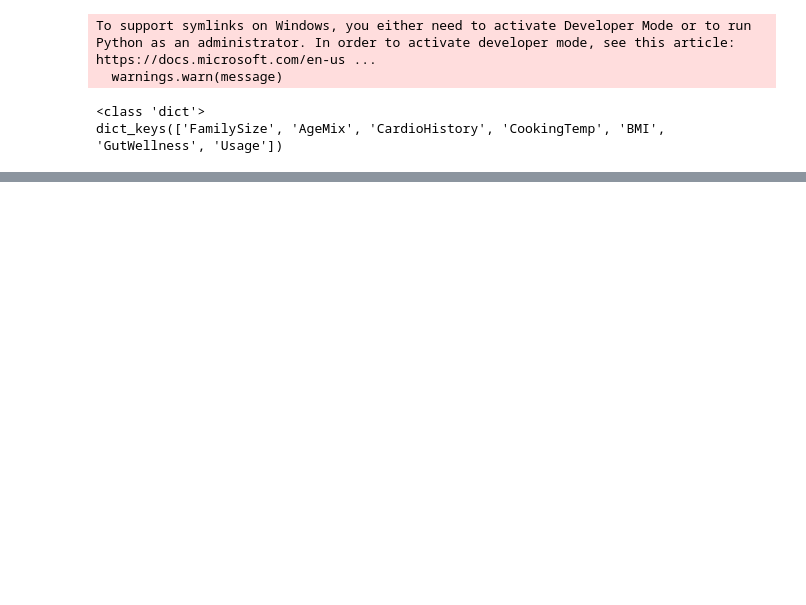
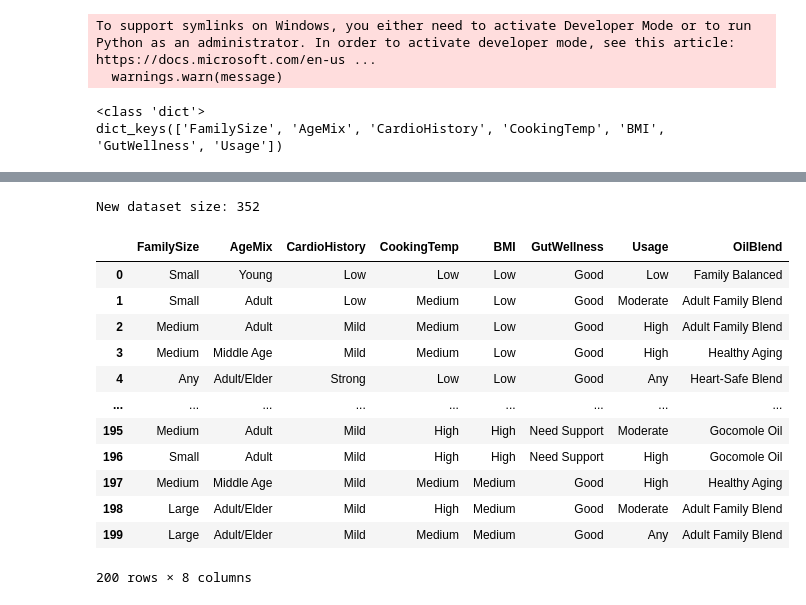
Before and after one commit to kittu125/FamilyBasedOilBlend, a Jupyter notebook: FamilyBasedSheet.ipynb, the cells around one changed output, grey strips where cells are left out. Cells and saved outputs as stored; diff of their text form; code cells hidden in the pictures; blank space fills up the shorter version.

```diff
--- a/FamilyBasedSheet.ipynb
+++ b/FamilyBasedSheet.ipynb
@@ -426,0 +430,51 @@ iface.launch()
+# %%
+import pandas as pd
+import numpy as np
+
+df = pd.read_excel("C:/Users/pkitt/OneDrive/Desktop/Family Based Oil blend - Copy.xlsx")
+
+target_rows = 300
+
+rows = []
+
+while len(rows) < target_rows:
+
+    row = df.sample(1).iloc[0].copy()
+
+    # randomly vary some columns
+    if np.random.rand() < 0.3:
+        row["Usage"] = np.random.choice(df["Usage"].unique())
+
+    if np.random.rand() < 0.3:
+        row["BMI"] = np.random.choice(df["BMI"].unique())
+
+    if np.random.rand() < 0.3:
+        row["CookingTemp"] = np.random.choice(df["CookingTemp"].unique())
+
+    rows.append(row)
+
+synthetic_df = pd.DataFrame(rows)
+
+augmented_df = pd.concat([df, synthetic_df], ignore_index=True)
+
+augmented_df.to_csv("augmented_dataset.csv", index=False)
+
+print("New dataset size:", len(augmented_df))
+# %% [output]
+New dataset size: 352
+# %%
+augmented_df.head(200)
+# %% [output]
+|  | FamilySize | AgeMix | CardioHistory | CookingTemp | BMI | GutWellness | Usage | OilBlend |
+| 0 | Small | Young | Low | Low | Low | Good | Low | Family Balanced |
+| 1 | Small | Adult | Low | Medium | Low | Good | Moderate | Adult Family Blend |
+| 2 | Medium | Adult | Mild | Medium | Low | Good | High | Adult Family Blend |
+| 3 | Medium | Middle Age | Mild | Medium | Low | Good | High | Healthy Aging |
+| 4 | Any | Adult/Elder | Strong | Low | Low | Good | Any | Heart-Safe Blend |
+| ... | ... | ... | ... | ... | ... | ... | ... | ... |
+| 195 | Medium | Adult | Mild | High | High | Need Support | Moderate | Gocomole Oil |
+| 196 | Small | Adult | Mild | High | High | Need Support | High | Gocomole Oil |
+| 197 | Medium | Middle Age | Mild | Medium | Medium | Good | High | Healthy Aging |
+| 198 | Large | Adult/Elder | Mild | High | Medium | Good | Moderate | Adult Family Blend |
+| 199 | Large | Adult/Elder | Mild | Medium | Medium | Good | Any | Adult Family Blend |
+200 rows × 8 columns
```
Also changed, not shown: parts of 16 cells of this notebook, 2 other files.
